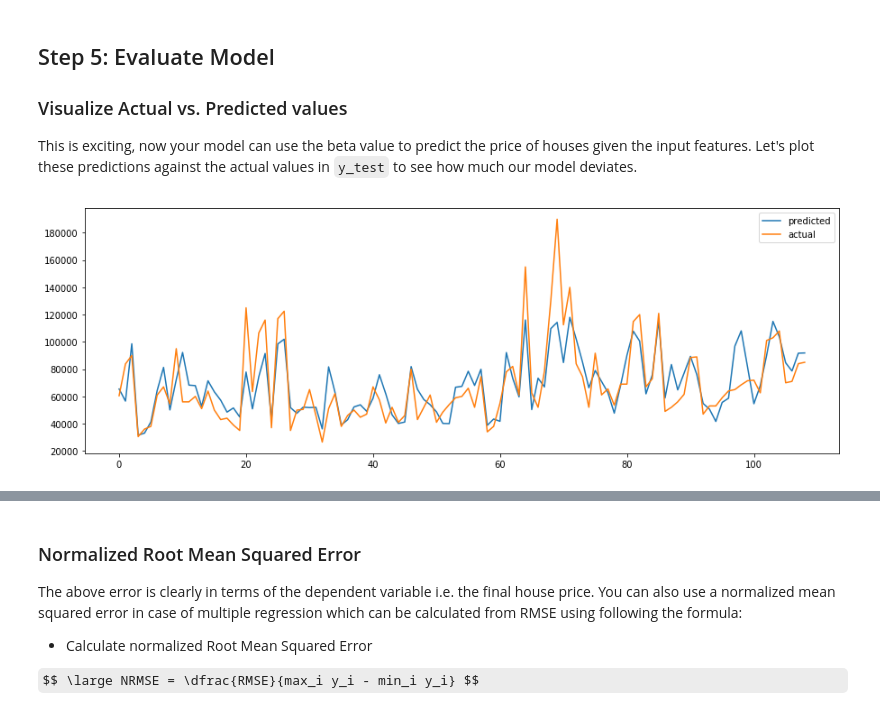
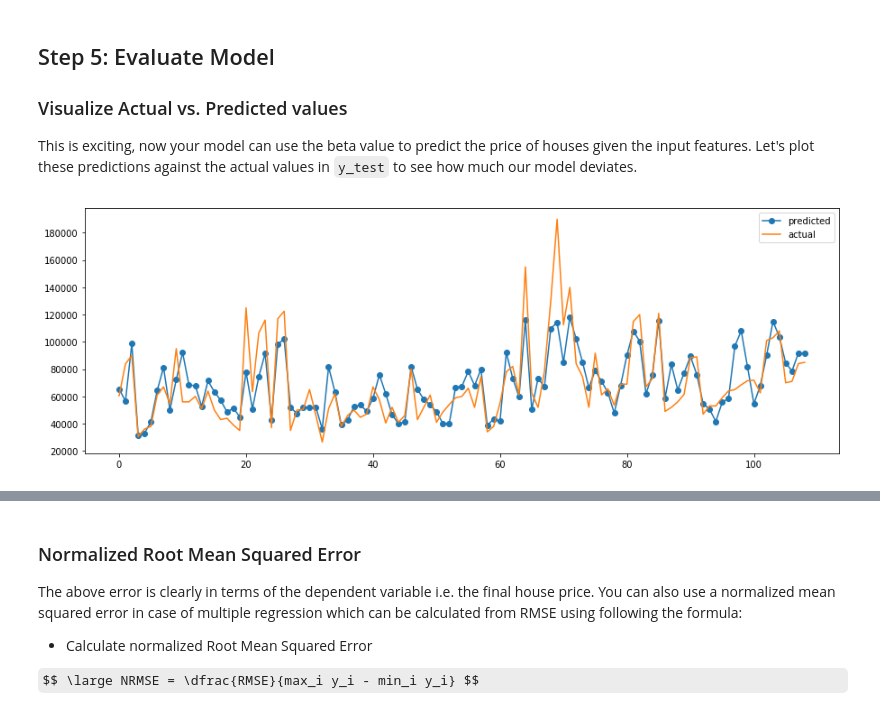
Before and after one commit to karolinajoz/dsc-linalg-regression-lab-nyc-ds-082619, a Jupyter notebook: index.ipynb, the cells around one changed output, grey strips where cells are left out. Saved outputs shown, nothing was run; the diff lists cells and outputs as text; code cells hidden in the pictures; some formulas as TeX source.

```diff
--- a/index.ipynb
+++ b/index.ipynb
@@ -214,12 +214,12 @@ import matplotlib.pyplot as plt
 %matplotlib inline
 # %%
 plt.figure(figsize = (15,5))
-plt.plot(y_pred, label ='predicted','-')
+plt.plot(y_pred,'-o', label ='predicted')
 plt.plot(y_test, label = 'actual')
 plt.legend()
 plt.show()
 # %% [output]
-[figure, old version]
+[figure, new version]
 # %%
 # Plot predicted and actual values as line plots
 # %% [markdown]
```
